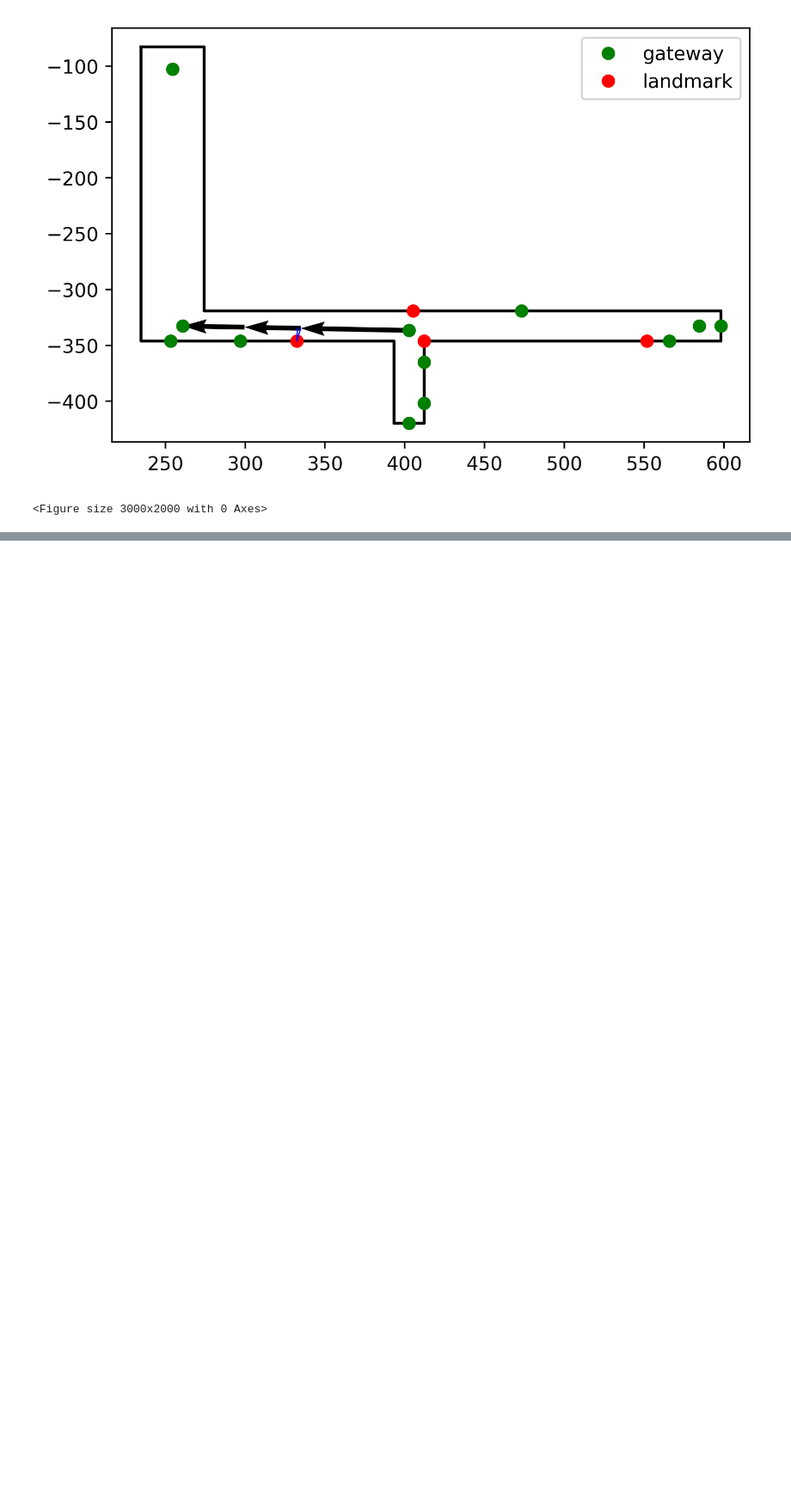
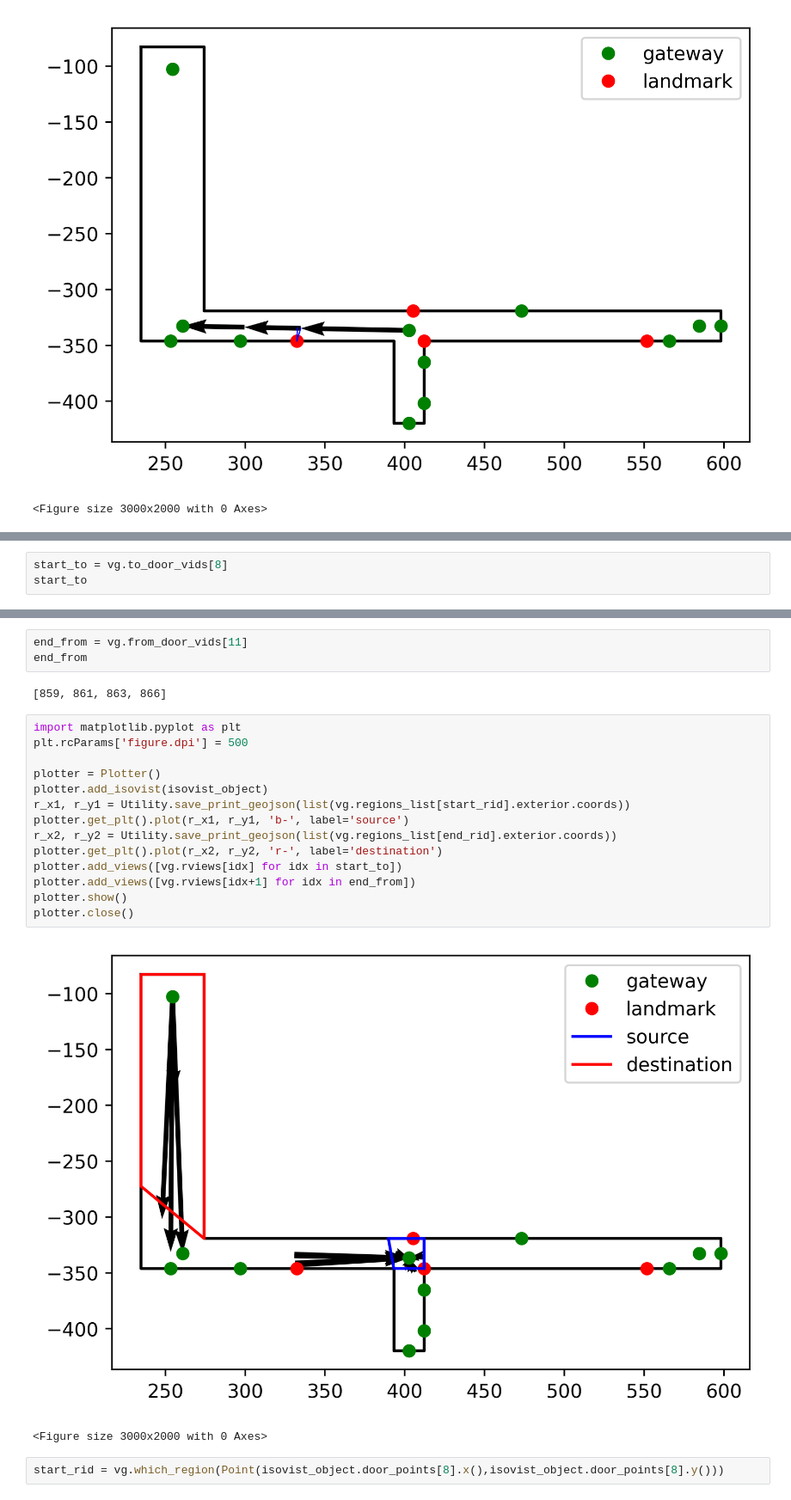
Before and after one commit to hamzeiehsan/indoor_view_graph, a Jupyter notebook: TestGraph.ipynb, the cells around one changed output, grey strips where cells are left out. Shown at 86% size. Saved outputs shown, nothing was run; the diff lists cells and outputs as text; blank space fills up the shorter version.

Commit message:
Add more graphs in the jupyter notebook

```diff
--- a/TestGraph.ipynb
+++ b/TestGraph.ipynb
@@ -513,0 +524,3 @@ plotter.close()
+# %%
+start_to = vg.to_door_vids[8]
+start_to
@@ -513,0 +545,24 @@ plotter.close()
+# %%
+end_from = vg.from_door_vids[11]
+end_from
+# %% [output]
+[859, 861, 863, 866]
+# %%
+import matplotlib.pyplot as plt
+plt.rcParams['figure.dpi'] = 500
+
+plotter = Plotter()
+plotter.add_isovist(isovist_object)
+r_x1, r_y1 = Utility.save_print_geojson(list(vg.regions_list[start_rid].exterior.coords))
+plotter.get_plt().plot(r_x1, r_y1, 'b-', label='source')
+r_x2, r_y2 = Utility.save_print_geojson(list(vg.regions_list[end_rid].exterior.coords))
+plotter.get_plt().plot(r_x2, r_y2, 'r-', label='destination')
+plotter.add_views([vg.rviews[idx] for idx in start_to])
+plotter.add_views([vg.rviews[idx+1] for idx in end_from])
+plotter.show()
+plotter.close()
+# %% [output]
+[figure, added]
+<Figure size 3000x2000 with 0 Axes>
+# %%
+start_rid = vg.which_region(Point(isovist_object.door_points[8].x(),isovist_object.door_points[8].y()))
```
Also changed, not shown: parts of 12 cells of this notebook.
